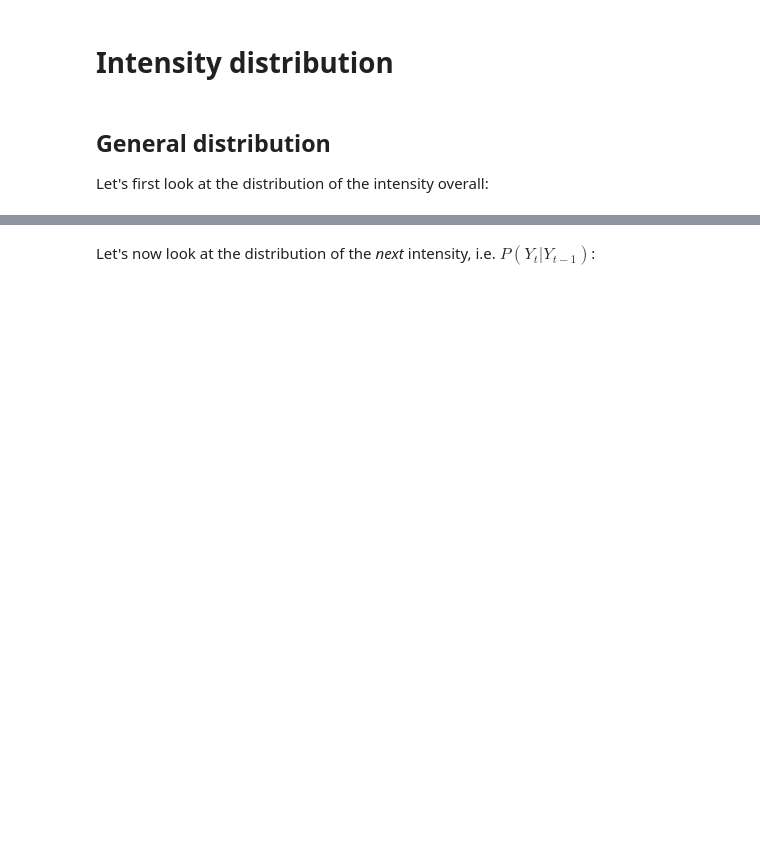
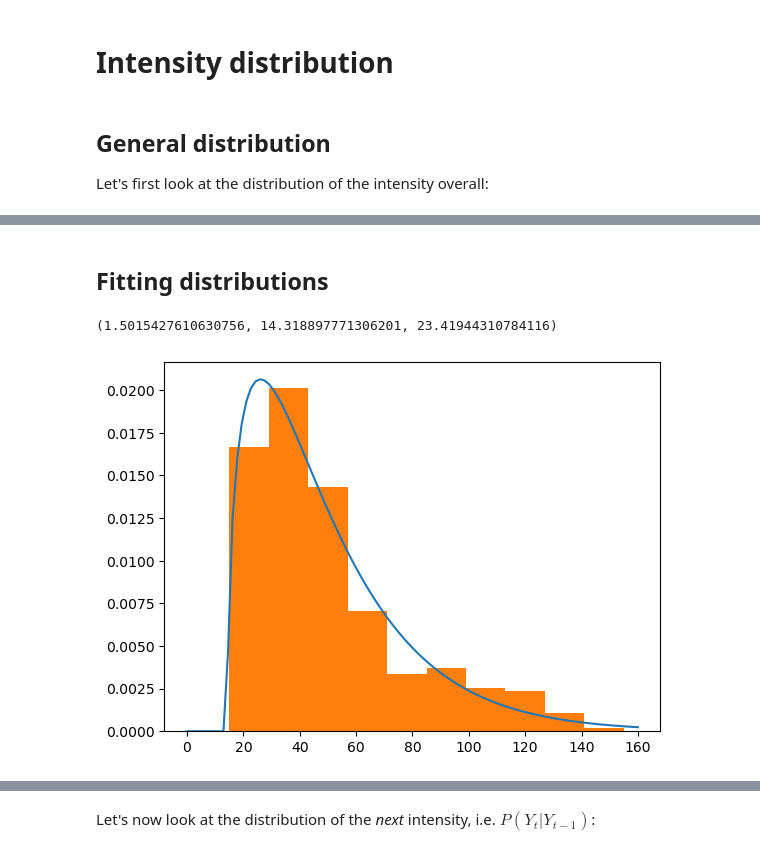
Before and after one commit to dauvillc/tc_probabilistic_forecasting, a Jupyter notebook: notebooks/explore_tcir.ipynb, the cells around one changed output, grey strips where cells are left out. Saved outputs shown, nothing was run; the diff lists cells and outputs as text; code cells hidden in the pictures; blank space fills up the shorter version.

Commit message:
Fitted distributions showcase

```diff
--- a/notebooks/explore_tcir.ipynb
+++ b/notebooks/explore_tcir.ipynb
@@ -40,0 +42,12 @@ sns.histplot(tcir_info, x='INTENSITY')
+# %% [markdown]
+## Fitting distributions
+# %%
+params = ss.gamma.fit(tcir_info['INTENSITY'])
+print(params)
+x = np.linspace(0, 160, 100)
+plt.plot(x, ss.gamma.pdf(x, *params))
+plt.hist(tcir_info['INTENSITY'], density=True)
+plt.show()
+# %% [output]
+(1.5015427610630756, 14.318897771306201, 23.41944310784116)
+[figure, added]
```
Also changed, not shown: parts of 6 cells of this notebook.
